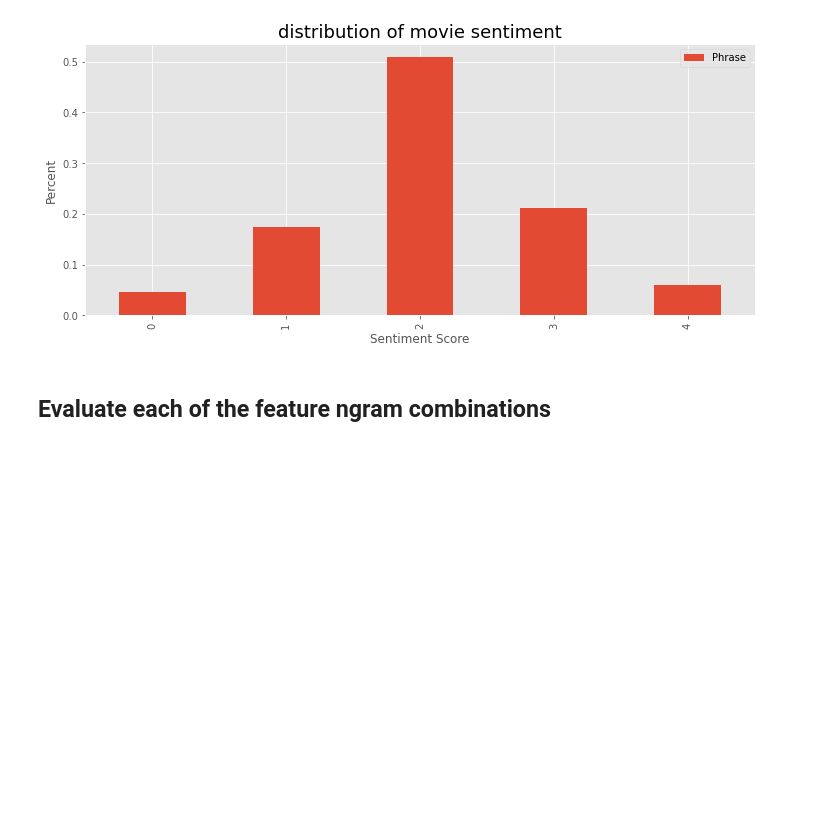
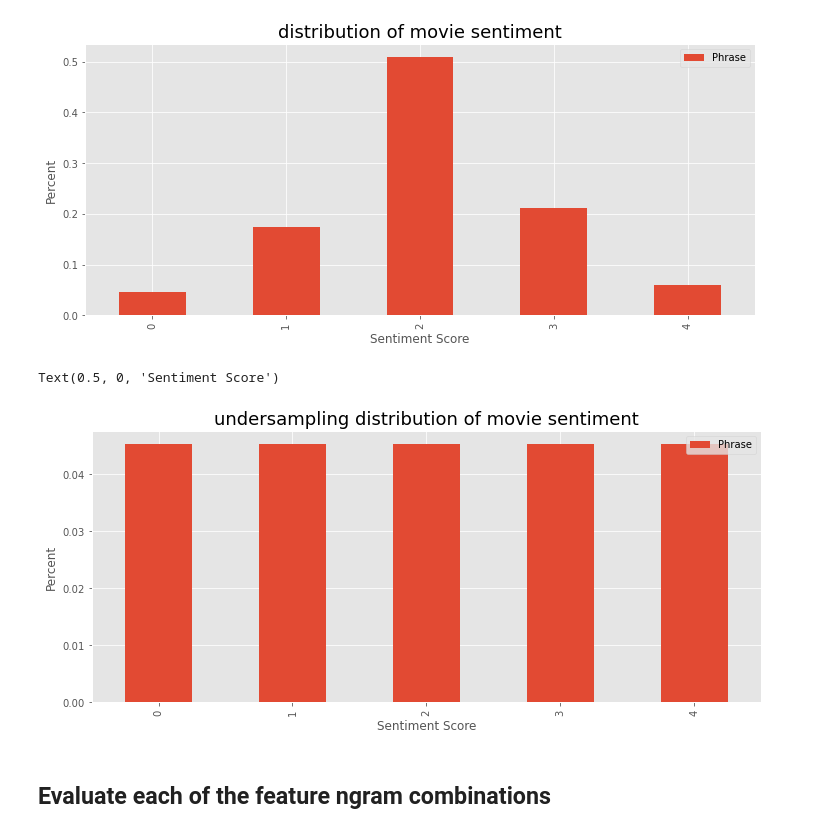
Before and after one commit to ajgeiger/NLP_final_project, a Jupyter notebook: Alex_Geiger_Final_Project.ipynb, the cells around one changed output. Saved outputs shown, nothing was run; the diff lists cells and outputs as text; code cells hidden in the pictures; blank space fills up the shorter version.

```diff
--- a/Alex_Geiger_Final_Project.ipynb
+++ b/Alex_Geiger_Final_Project.ipynb
@@ -39,6 +39,12 @@ rootPath = ""
 # load in the dataframes
 train_df = pd.read_table(rootPath+"corpus/train.tsv",sep="\t")
 test_df = pd.read_table(rootPath+"corpus/test.tsv",sep="\t")
+# %%
+new_train = pd.DataFrame()
+
+minCategory = train_df.groupby("Sentiment")["SentenceId"].count().min()
+for SentimentCat in train_df.Sentiment.unique():
+    new_train = pd.concat([new_train,train_df.loc[train_df.Sentiment == SentimentCat].sample(minCategory)])
 # %%
 (train_df.groupby("Sentiment").agg(dict(Phrase="count"))/train_df.shape[0]).\
     plot(kind='bar',figsize=(12,5));
@@ -48,3 +54,12 @@ plt.xlabel("Sentiment Score")
 # %% [output]
 Text(0.5, 0, 'Sentiment Score')
 [figure]
+# %%
+(new_train.groupby("Sentiment").agg(dict(Phrase="count"))/train_df.shape[0]).\
+    plot(kind='bar',figsize=(12,5));
+plt.title("undersampling distribution of movie sentiment",fontsize=18);
+plt.ylabel("Percent")
+plt.xlabel("Sentiment Score")
+# %% [output]
+Text(0.5, 0, 'Sentiment Score')
+[figure, added]
```
Also changed, not shown: parts of 1 cell of this notebook.
